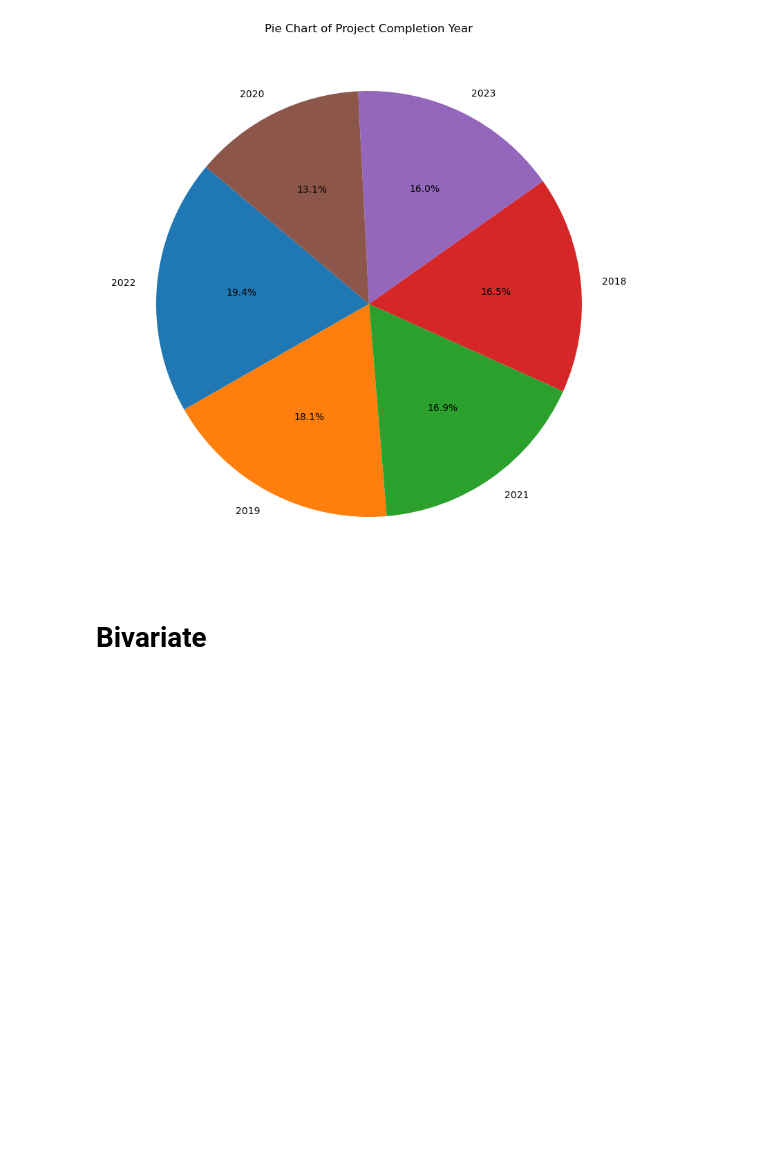
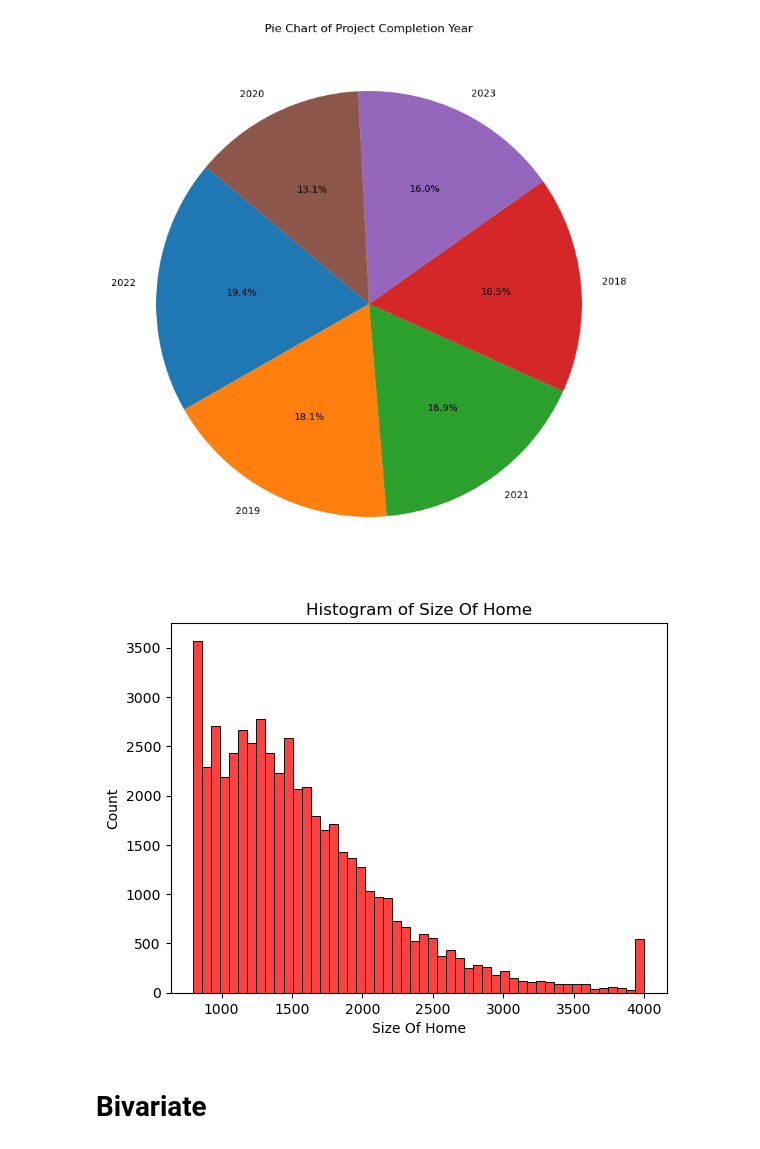
Before and after one commit to HarshitSatish/Predicting-Energy-Savings-in-Low-Income-Residential-Retrofit-Projects, a Jupyter notebook: Model_building.ipynb, the cells around one changed output. Drawn from its saved outputs; the diff is of its cells as text; code cells hidden in the pictures; blank space fills up the shorter version.

```diff
--- a/Model_building.ipynb
+++ b/Model_building.ipynb
@@ -529,6 +529,11 @@ pie_plot('Project Completion Year')
 [figure]
 [figure]
 [figure]
+# %%
+data['Size Of Home'].value_counts()
+hist_plot('Size Of Home')
+# %% [output]
+[figure, added]
 # %% [markdown]
 # Bivariate
 # %% [markdown]
```
Also changed, not shown: parts of 22 cells of this notebook.
